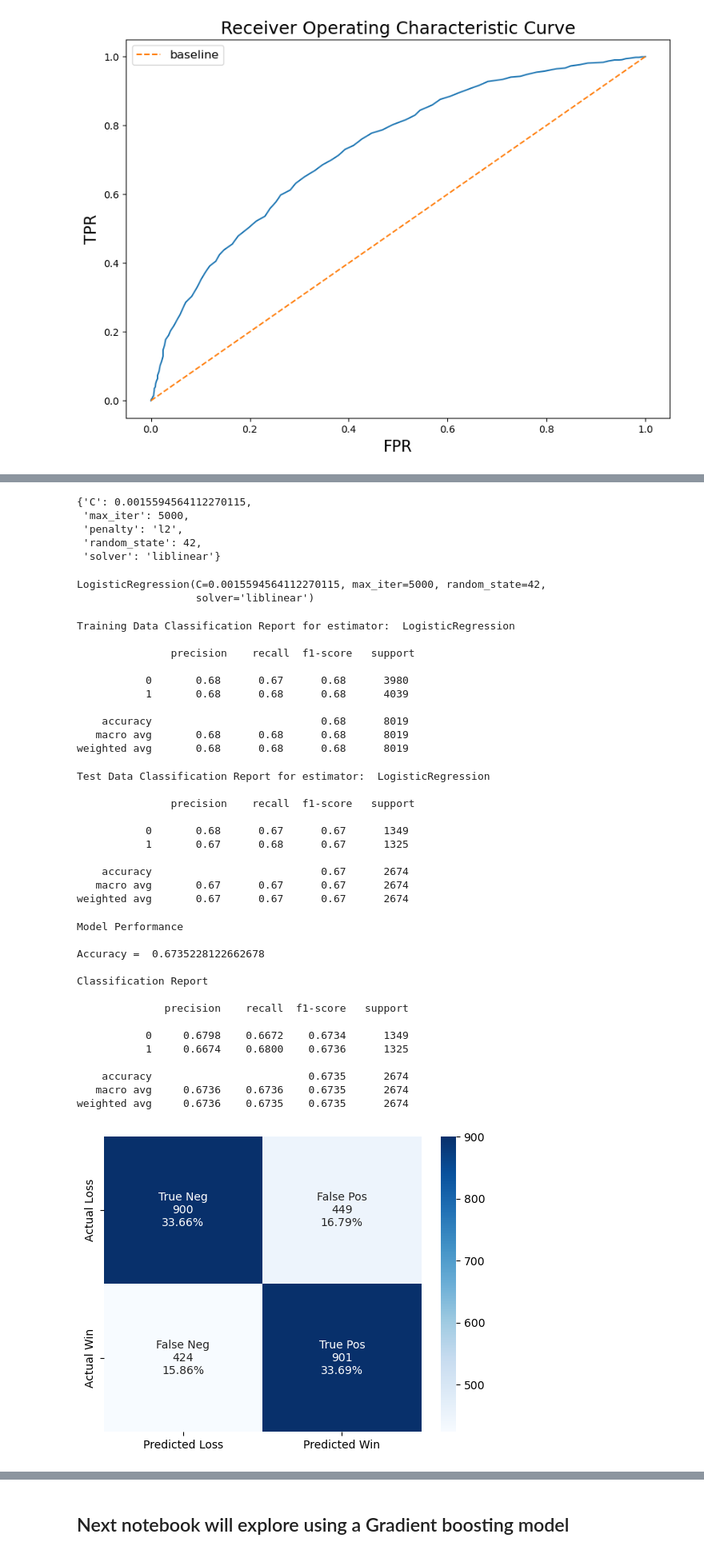
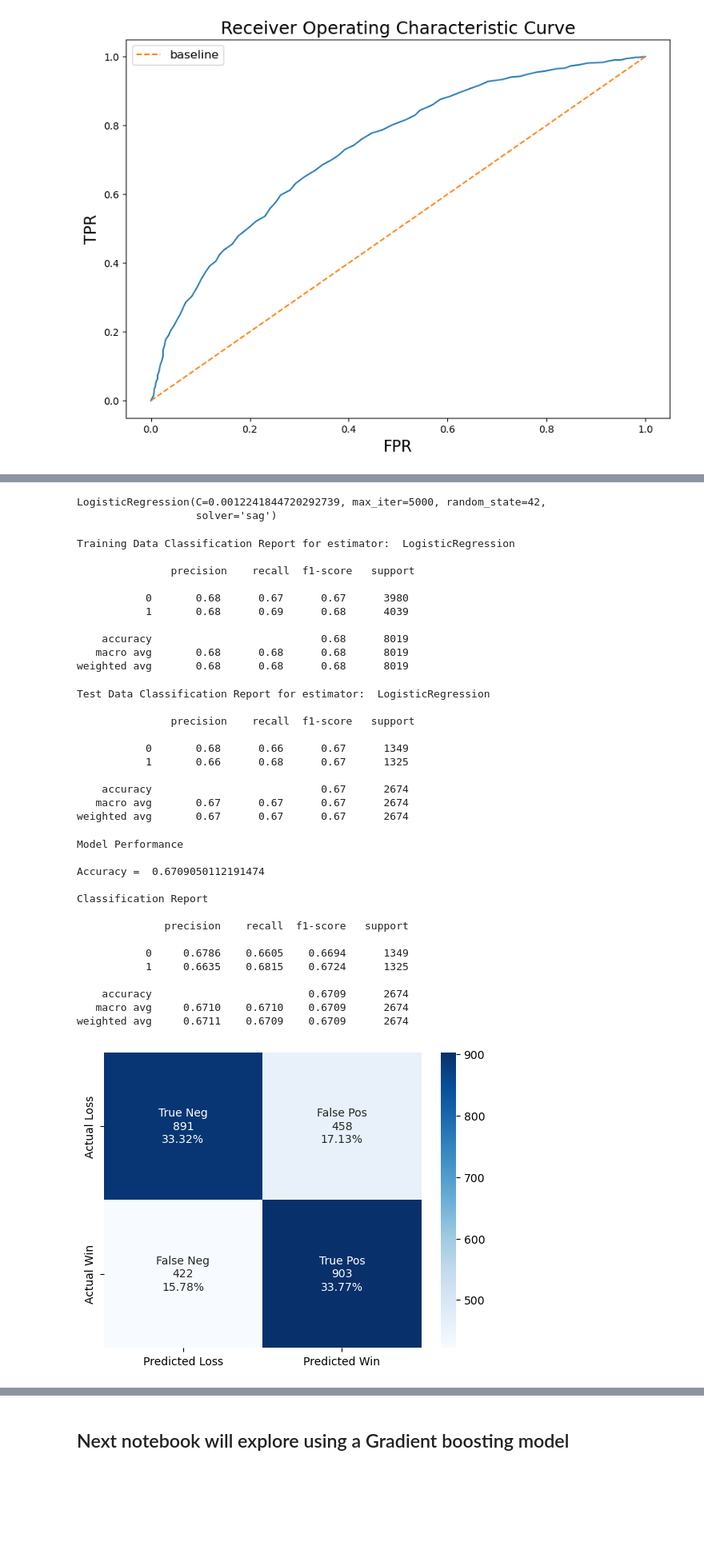
Before and after one commit to piercecappelli/NCAA-Mens-Basketball, a Jupyter notebook: College Basketball Logistic Regression Modeling.ipynb, the cells around one changed output, grey strips where cells are left out. Shown at 80% size. Drawn from its saved outputs; the diff is of its cells as text; code cells hidden in the pictures; blank space fills up the shorter version.

```diff
--- a/College Basketball Logistic Regression Modeling.ipynb
+++ b/College Basketball Logistic Regression Modeling.ipynb
@@ -678,7 +676,8 @@ def f(params):
         print('new best:', best, params, count)
     return {'loss': -acc, 'status': STATUS_OK}
 trials = Trials()
-best = fmin(f, space, algo=tpe.suggest, max_evals=500, trials=trials)
+best = fmin(f, space, algo=tpe.suggest, max_evals=200, trials=trials,
+            rstate = np.random.default_rng(42))
 print('best:')
 print(best)
 # %% [output]
@@ -702,5 +701,5 @@ best:
 # %%
 #examine best parameters
-best_params = space_eval(space, best)
-best_params
+best2 = space_eval(space, best)
+best2
 # %% [output]
@@ -712,16 +711,3 @@ best_params
-# %%
-best2 = {'C': 0.0015594564112270115,
- 'max_iter': 5000,
- 'penalty': 'l2',
- 'random_state': 42,
- 'solver': 'liblinear'}
-best2
-# %% [output]
-{'C': 0.0015594564112270115,
- 'max_iter': 5000,
- 'penalty': 'l2',
- 'random_state': 42,
- 'solver': 'liblinear'}
 # %%
 #train model using best parameters
 hyp_rfe = LogisticRegression(C = best2['C'],
@@ -730,12 +716,12 @@ hyp_rfe = LogisticRegression(C = best2['C'],
                   solver = best2['solver'],
                   random_state =  best2['random_state'])
 
-hyp_rfe.fit(X_train_std_sub, y_train)
+hyp_rfe.fit(X_train_full_rfe, y_train)
 # %% [output]
-LogisticRegression(C=0.0015594564112270115, max_iter=5000, random_state=42,
-                   solver='liblinear')
+LogisticRegression(C=0.0012241844720292739, max_iter=5000, random_state=42,
+                   solver='sag')
 # %%
-y_pred = hyp_rfe.predict(X_train_std_sub)
+y_pred = hyp_rfe.predict(X_train_full_rfe)
 print('Training Data Classification Report for estimator: ',
       str(hyp_rfe).split('(')[0])
 print('\n', classification_report(y_train, y_pred))
@@ -744,14 +730,14 @@ Training Data Classification Report for estimator:  LogisticRegression
 
                precision    recall  f1-score   support
 
-           0       0.68      0.67      0.68      3980
-           1       0.68      0.68      0.68      4039
+           0       0.68      0.67      0.67      3980
+           1       0.68      0.69      0.68      4039
 
     accuracy                           0.68      8019
    macro avg       0.68      0.68      0.68      8019
 weighted avg       0.68      0.68      0.68      8019
 # %%
-y_pred = hyp_rfe.predict(X_test_std_sub)
+y_pred = hyp_rfe.predict(X_test_full_rfe)
 
 # TEST -- classification report and store predictions/ probabilities
 print('Test Data Classification Report for estimator: ',
@@ -762,30 +748,30 @@ Test Data Classification Report for estimator:  LogisticRegression
 
                precision    recall  f1-score   support
 
-           0       0.68      0.67      0.67      1349
-           1       0.67      0.68      0.67      1325
+           0       0.68      0.66      0.67      1349
+           1       0.66      0.68      0.67      1325
 
     accuracy                           0.67      2674
    macro avg       0.67      0.67      0.67      2674
 weighted avg       0.67      0.67      0.67      2674
 # %%
-evaluate_classification(hyp_rfe, X_test_std_sub, y_test)
+evaluate_classification(hyp_rfe, X_test_full_rfe, y_test)
 # %% [output]
 Model Performance
 
-Accuracy =  0.6735228122662678
+Accuracy =  0.6709050112191474
 
 Classification Report
 
               precision    recall  f1-score   support
 
-           0     0.6798    0.6672    0.6734      1349
-           1     0.6674    0.6800    0.6736      1325
+           0     0.6786    0.6605    0.6694      1349
+           1     0.6635    0.6815    0.6724      1325
 
-    accuracy                         0.6735      2674
-   macro avg     0.6736    0.6736    0.6735      2674
-weighted avg     0.6736    0.6735    0.6735      2674
+    accuracy                         0.6709      2674
+   macro avg     0.6710    0.6710    0.6709      2674
+weighted avg     0.6711    0.6709    0.6709      2674
-[figure, old version]
+[figure, new version]
 # %%
 #examine loss and C parameter graphs over all iterations of hyperopt
 results=np.array([[x['result']['loss'],
```
Also changed, not shown: parts of 59 cells of this notebook.
